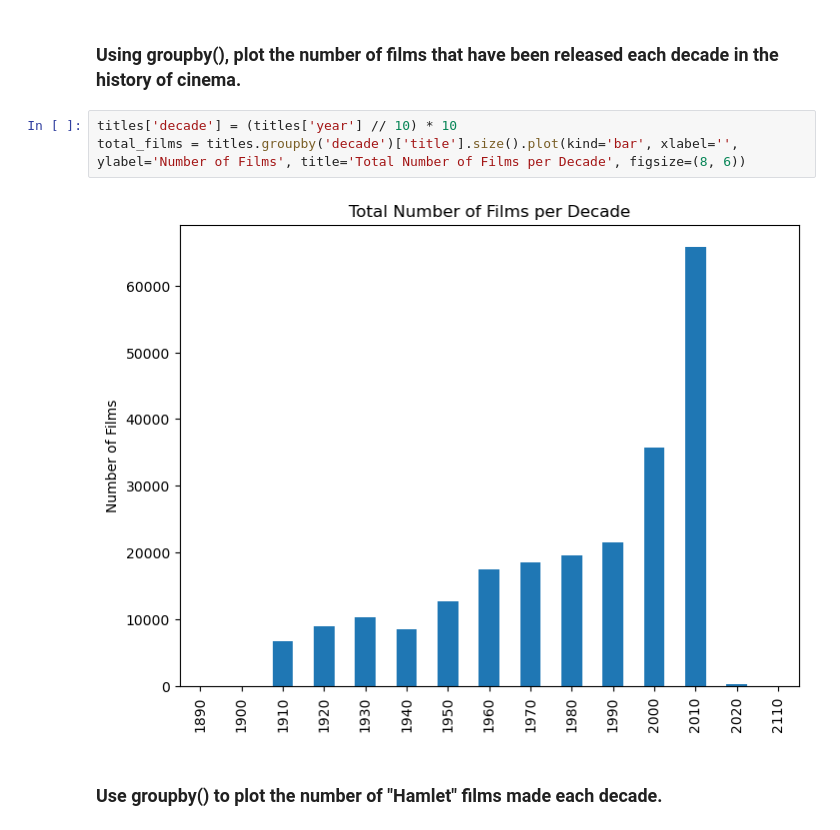
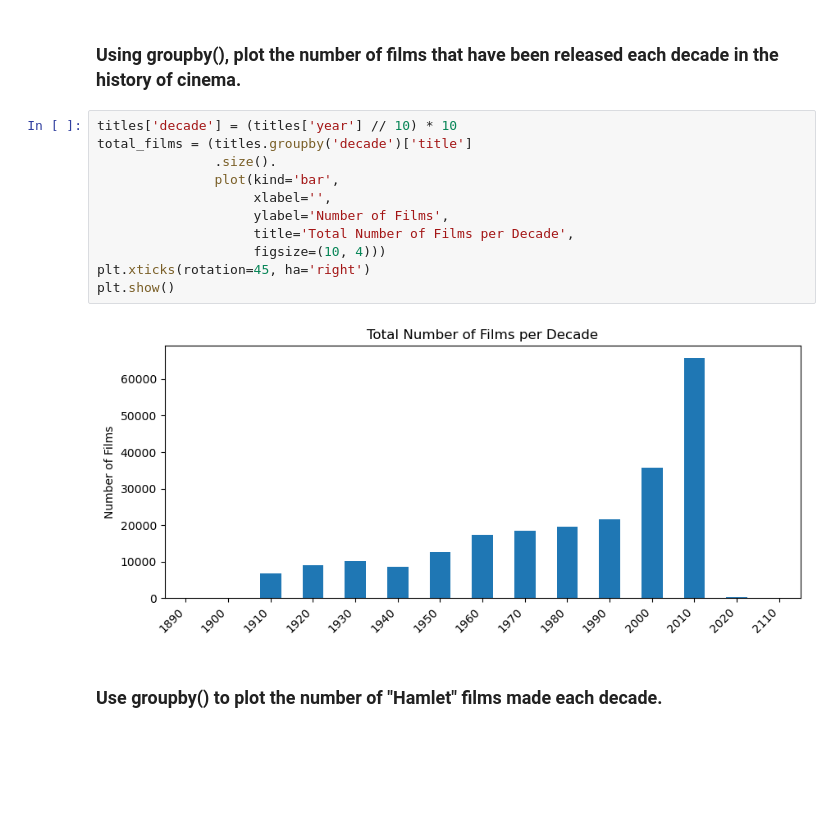
Before and after one commit to ronibars/pycon-pandas-tutorial, a Jupyter notebook: Exercises-3.ipynb, the cells around one changed output. Saved outputs shown, nothing was run; the diff lists cells and outputs as text; blank space fills up the shorter version.

```diff
--- a/Exercises-3.ipynb
+++ b/Exercises-3.ipynb
@@ -29,9 +30,17 @@ cast.head()
 ### Using groupby(), plot the number of films that have been released each decade in the history of cinema.
 # %%
 titles['decade'] = (titles['year'] // 10) * 10
-total_films = titles.groupby('decade')['title'].size().plot(kind='bar', xlabel='', ylabel='Number of Films', title='Total Number of Films per Decade', figsize=(8, 6))
+total_films = (titles.groupby('decade')['title']
+               .size().
+               plot(kind='bar',
+                    xlabel='',
+                    ylabel='Number of Films',
+                    title='Total Number of Films per Decade',
+                    figsize=(10, 4)))
+plt.xticks(rotation=45, ha='right')
+plt.show()
 # %% [output]
-[figure, old version]
+[figure, new version]
 # %% [markdown]
 ### Use groupby() to plot the number of "Hamlet" films made each decade.
 # %%
```
Also changed, not shown: parts of 2 cells of this notebook.
